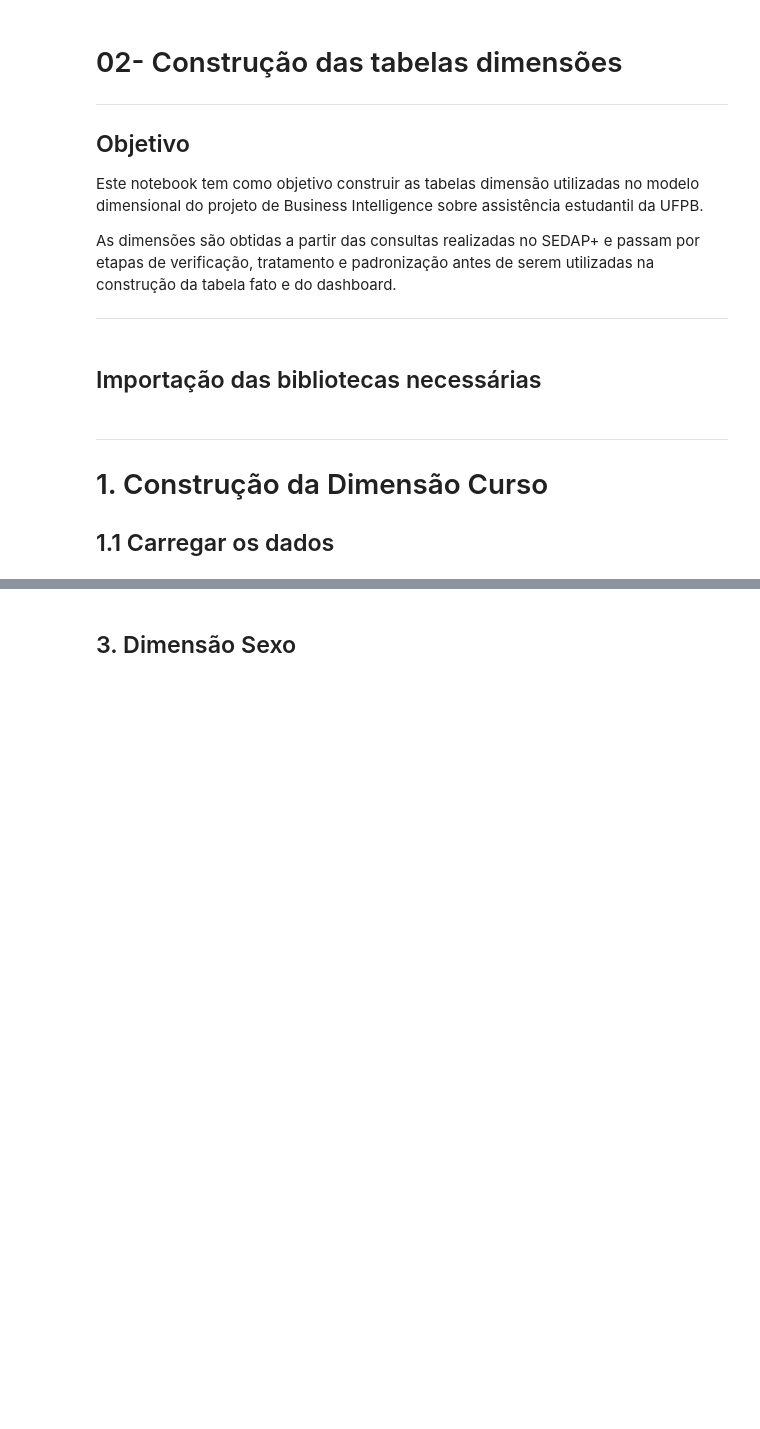
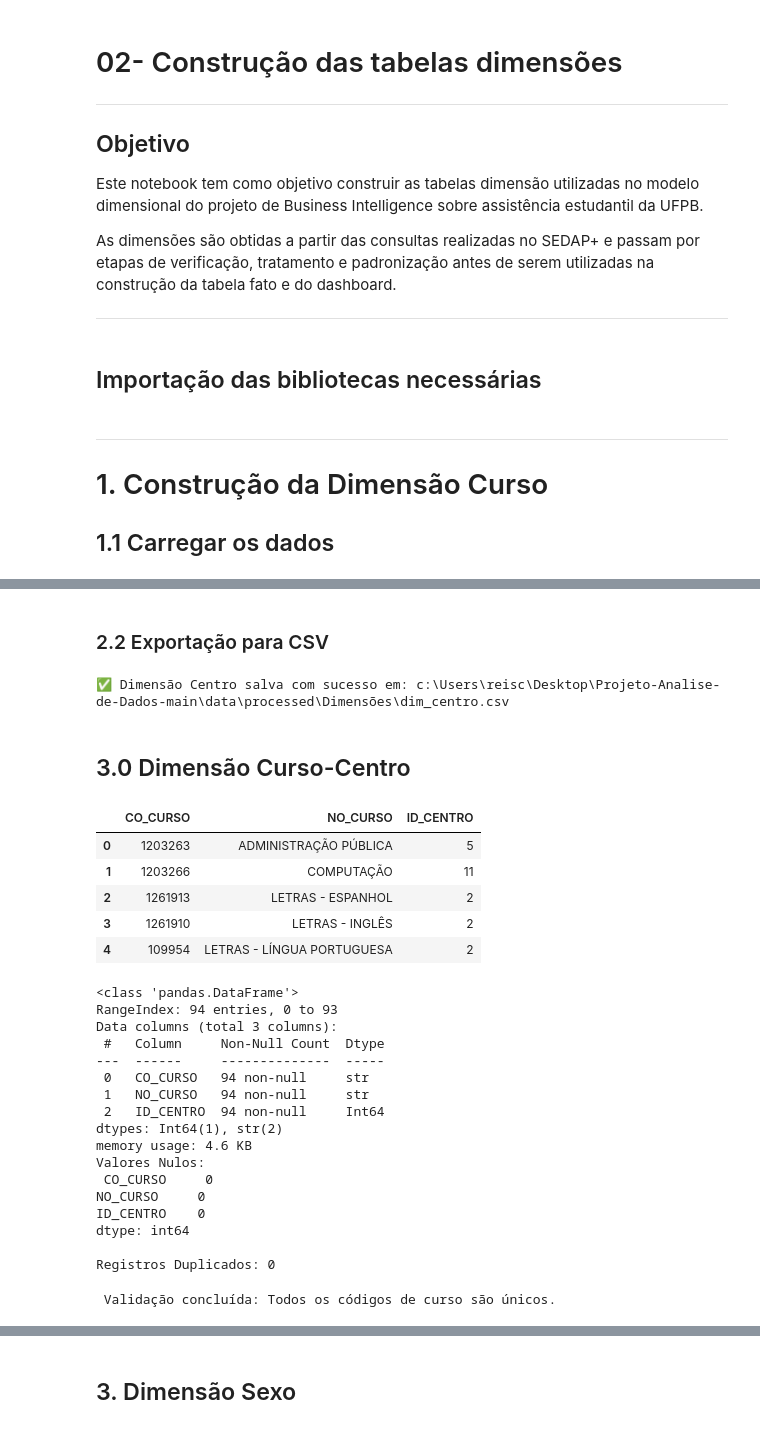
Before and after one commit to Clarareis03/Projeto-Analise-de-Dados, a Jupyter notebook: notebooks/02_construcao_dimensoes.ipynb, the cells around one changed output, grey strips where cells are left out. Saved outputs shown, nothing was run; the diff lists cells and outputs as text; code cells hidden in the pictures; blank space fills up the shorter version.

```diff
--- a/notebooks/02_construcao_dimensoes.ipynb
+++ b/notebooks/02_construcao_dimensoes.ipynb
@@ -104,0 +177,67 @@ dim_curso_campus1.to_csv(
+# %% [markdown]
+### 2.2 Exportação para CSV
+# %%
+# Exportação para pasta de dimensões processadas
+PATH_DIM_CENTRO = BASE_DIR / "data" / "processed" / "Dimensões" / "dim_centro.csv"
+PATH_DIM_CENTRO.parent.mkdir(parents=True, exist_ok=True)
+
+dim_centro.to_csv(
+    PATH_DIM_CENTRO,
+    index=False,
+    sep=";",
+    encoding="utf-8-sig"
+)
+
+print(f"✅ Dimensão Centro salva com sucesso em: {PATH_DIM_CENTRO}")
+# %% [output]
+✅ Dimensão Centro salva com sucesso em: c:\Users\reisc\Desktop\Projeto-Analise-de-Dados-main\data\processed\Dimensões\dim_centro.csv
+# %% [markdown]
+## 3.0 Dimensão Curso-Centro
+# %%
+# Importação e recarregamento do módulo
+import importlib
+from src.dimensions.dim_curso_centro import criar_curso_centro
+import src.dimensions.dim_curso_centro as dcc
+
+importlib.reload(dcc)
+
+# Instancia a tabela curso_centro
+# Passe o dataframe de cursos gerado na etapa anterior (ex: dim_curso_ufpb_campus_1)
+curso_centro = criar_curso_centro(dim_curso_campus_1, dim_centro)
+
+# Exibe as primeiras linhas e métricas de validação
+display(curso_centro.head())
+curso_centro.info()
+
+print("Valores Nulos:\n", curso_centro.isna().sum())
+print("\nRegistros Duplicados:", curso_centro.duplicated().sum())
+# %% [output]
+|  | CO_CURSO | NO_CURSO | ID_CENTRO |
+| 0 | 1203263 | ADMINISTRAÇÃO PÚBLICA | 5 |
+| 1 | 1203266 | COMPUTAÇÃO | 11 |
+| 2 | 1261913 | LETRAS - ESPANHOL | 2 |
+| 3 | 1261910 | LETRAS - INGLÊS | 2 |
+| 4 | 109954 | LETRAS - LÍNGUA PORTUGUESA | 2 |
+<class 'pandas.DataFrame'>
+RangeIndex: 94 entries, 0 to 93
+Data columns (total 3 columns):
+ #   Column     Non-Null Count  Dtype
+---  ------     --------------  -----
+ 0   CO_CURSO   94 non-null     str
+ 1   NO_CURSO   94 non-null     str
+ 2   ID_CENTRO  94 non-null     Int64
+dtypes: Int64(1), str(2)
+memory usage: 4.6 KB
+Valores Nulos:
+ CO_CURSO     0
+NO_CURSO     0
+ID_CENTRO    0
+dtype: int64
+
+Registros Duplicados: 0
+# %%
+# Valida se cada curso aparece apenas uma vez na dimensão
+assert curso_centro["CO_CURSO"].is_unique, "Atenção: Existem códigos de curso duplicados!"
+print(" Validação concluída: Todos os códigos de curso são únicos.")
+# %% [output]
+ Validação concluída: Todos os códigos de curso são únicos.
```
Also changed, not shown: parts of 63 cells of this notebook, 36 other files.
